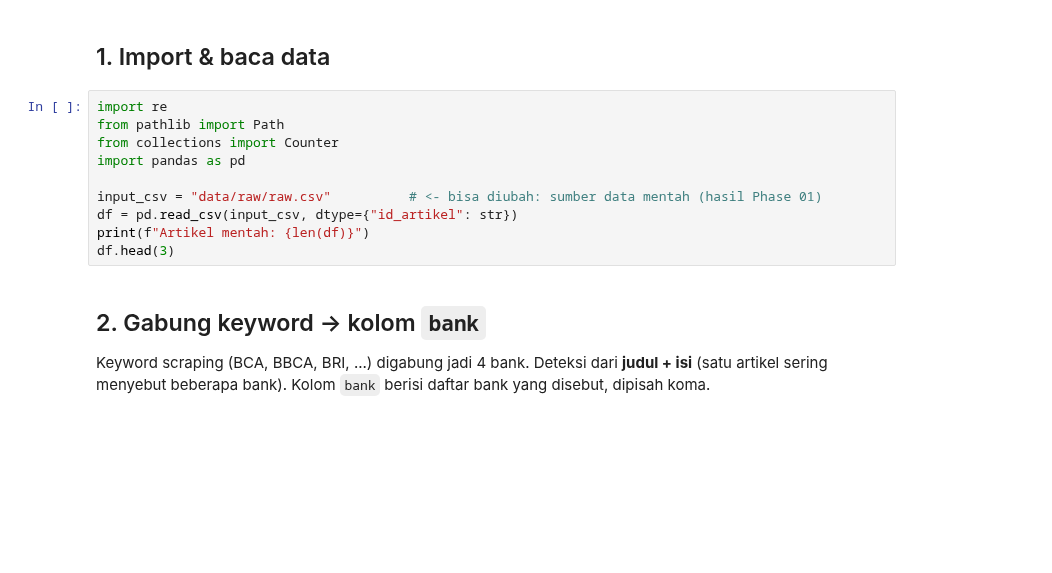
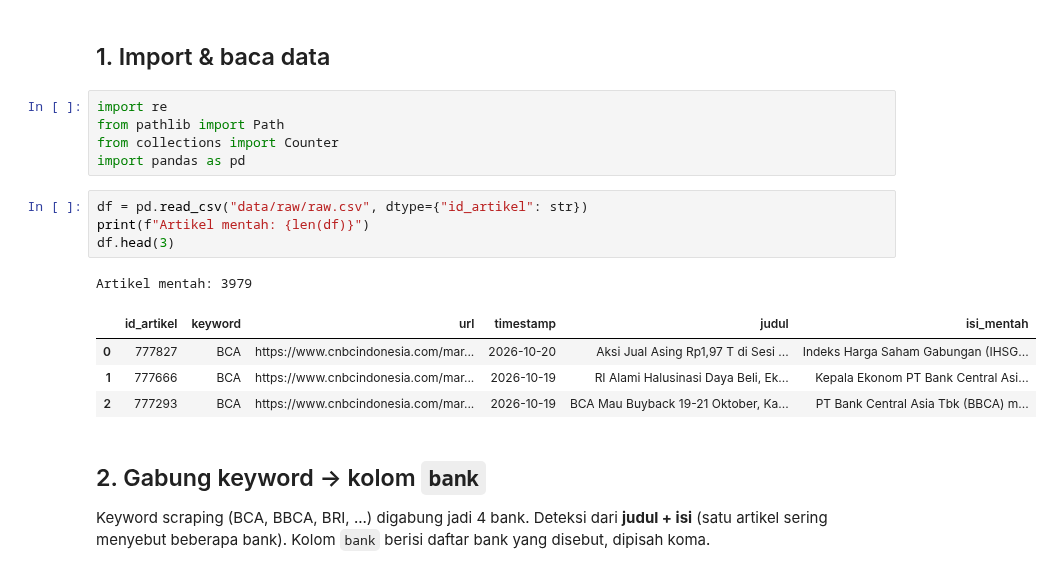
Before and after one commit to erik580/Text-mining---AOL-Project, a Jupyter notebook: 02_preprocessing_eda.ipynb, the cells around one changed output. Drawn from its saved outputs; the diff is of its cells as text; blank space fills up the shorter version.

```diff
--- a/02_preprocessing_eda.ipynb
+++ b/02_preprocessing_eda.ipynb
@@ -25,11 +25,16 @@ import re
 from pathlib import Path
 from collections import Counter
 import pandas as pd
-
-input_csv = "data/raw/raw.csv"          # <- bisa diubah: sumber data mentah (hasil Phase 01)
-df = pd.read_csv(input_csv, dtype={"id_artikel": str})
-print(f"Artikel mentah: {len(df)}")
-df.head(3)
+# %%
+df = pd.read_csv("data/raw/raw.csv", dtype={"id_artikel": str})
+print(f"Artikel mentah: {len(df)}")
+df.head(3)
+# %% [output]
+Artikel mentah: 3979
+|  | id_artikel | keyword | url | timestamp | judul | isi_mentah |
+| 0 | 777827 | BCA | https://www.cnbcindonesia.com/mar... | 2026-10-20 | Aksi Jual Asing Rp1,97 T di Sesi ... | Indeks Harga Saham Gabungan (IHSG... |
+| 1 | 777666 | BCA | https://www.cnbcindonesia.com/mar... | 2026-10-19 | RI Alami Halusinasi Daya Beli, Ek... | Kepala Ekonom PT Bank Central Asi... |
+| 2 | 777293 | BCA | https://www.cnbcindonesia.com/mar... | 2026-10-19 | BCA Mau Buyback 19-21 Oktober, Ka... | PT Bank Central Asia Tbk (BBCA) m... |
 # %% [markdown]
 ## 2. Gabung keyword → kolom `bank`
 
```
Also changed, not shown: parts of 22 cells of this notebook, 2 other files.
